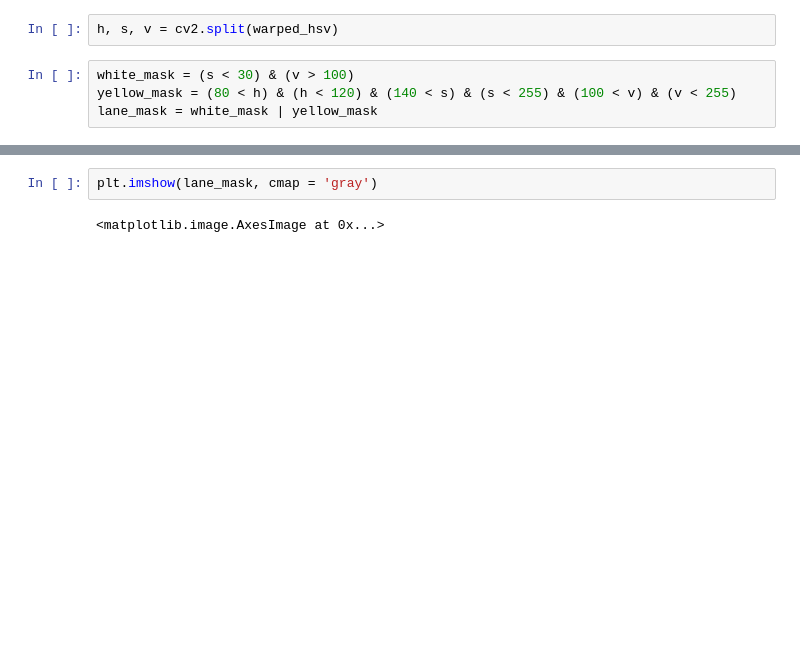
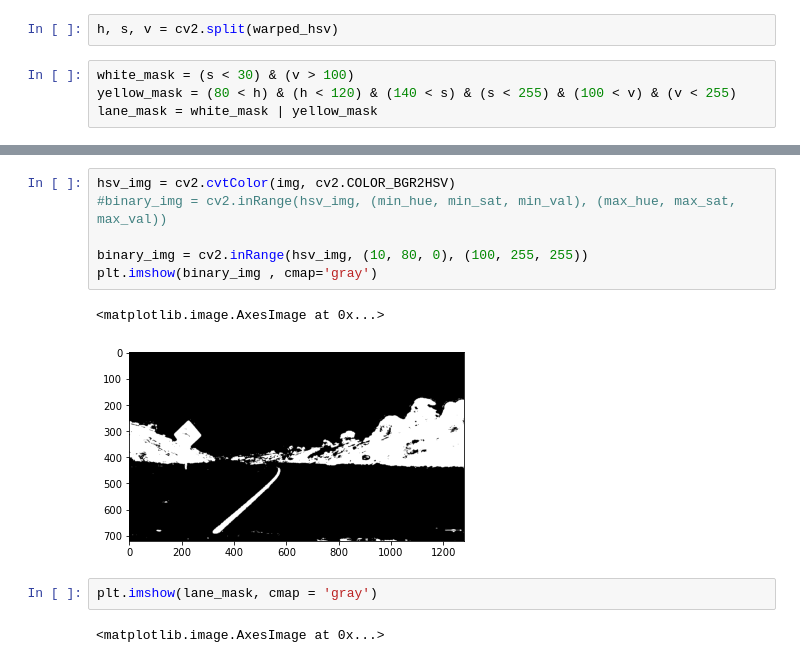
Before and after one commit to Ahmedkhalifa1999/Simple-Perception-Stack-for-Self-Driving-Car, a Jupyter notebook: Pipeline Idea 1.ipynb, the cells around one changed output, grey strips where cells are left out. Saved outputs shown, nothing was run; the diff lists cells and outputs as text; blank space fills up the shorter version.

Commit message:
Lane Detection (Thresholding)
Trying cv2.inRange() function
Failed to display the yellow lanes

```diff
--- a/Pipeline Idea 1.ipynb
+++ b/Pipeline Idea 1.ipynb
@@ -55,6 +55,15 @@ plt.imshow(out_img, cmap='gray')
 # %% [output]
 <matplotlib.image.AxesImage at 0x...>
 [figure]
+# %%
+hsv_img = cv2.cvtColor(img, cv2.COLOR_BGR2HSV)
+#binary_img = cv2.inRange(hsv_img, (min_hue, min_sat, min_val), (max_hue, max_sat, max_val))
+
+binary_img = cv2.inRange(hsv_img, (10, 80, 0), (100, 255, 255))
+plt.imshow(binary_img , cmap='gray')
+# %% [output]
+<matplotlib.image.AxesImage at 0x...>
+[figure, added]
 # %%
 plt.imshow(lane_mask, cmap = 'gray')
 # %% [output]
```
Also changed, not shown: parts of 1 cell of this notebook.
